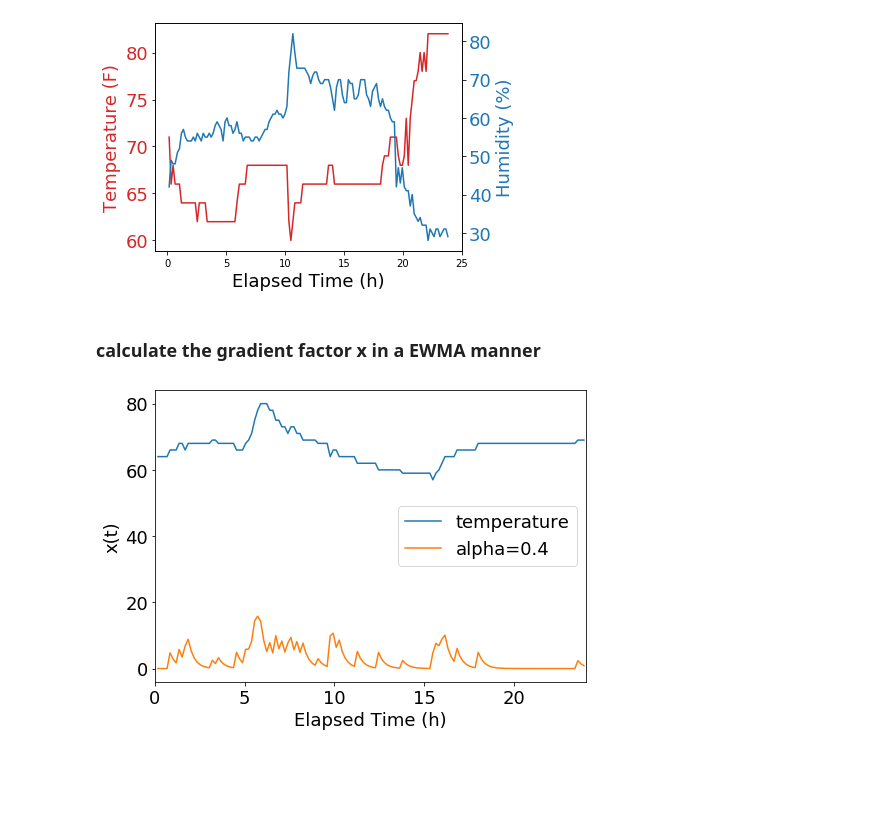
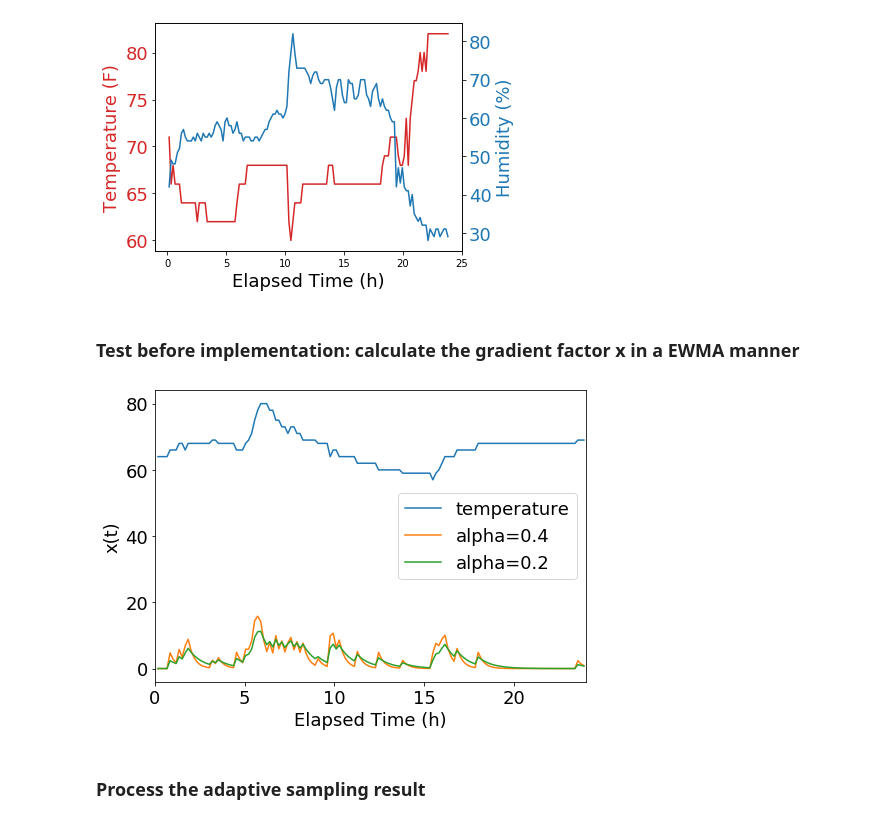
Before and after one commit to Orienfish/CSE291KW20, a Jupyter notebook: MQTT_Server/plot_data.ipynb, the cells around one changed output. Drawn from its saved outputs; the diff is of its cells as text; code cells hidden in the pictures; blank space fills up the shorter version.

Commit message:
process data of adaptive sampling algorithm

```diff
--- a/MQTT_Server/plot_data.ipynb
+++ b/MQTT_Server/plot_data.ipynb
@@ -4,8 +4,8 @@
 from datetime import datetime
 from datetime import timedelta
 import numpy as np
-data_N = 1 # smoothing factor for data reading
-def read_data(file_path):
+
+def read_data(file_path, smooth_N):
     trace = []
     with open(file_path, 'r') as f:
         # extract start time from start time
@@ -18,8 +18,11 @@ def read_data(file_path):
 
         while True:
             buf = []
-            for i in range(0, data_N):
+            for i in range(0, smooth_N):
                 line = f.readline()
+                if line == '':
+                    breakFlag = True
+                    break
                 data = line.strip().split(',')
                 cur_time = datetime.strptime(data[0], '%H:%M:%S.%f')
                 # elapsed time in hours
@@ -66,8 +69,8 @@ def plot(trace, fname):
     fig.tight_layout()
     plt.savefig(fname, dpi=300)
 
-data_solar = read_data('./data/recv_data_solar.txt')
-data_bat = read_data('./data/recv_data_bat.txt')
+data_solar = read_data('./data/recv_data_solar.txt', 1)
+data_bat = read_data('./data/recv_data_bat.txt', 1)
 
 plot(data_solar, './img/solar.png')
 plot(data_bat, './img/bat.png')
@@ -75,39 +78,40 @@ plot(data_bat, './img/bat.png')
 [figure]
 [figure]
 # %% [markdown]
-### calculate the gradient factor x in a EWMA manner
+### Test before implementation: calculate the gradient factor x in a EWMA manner
 # %%
 def gen_x(alpha):
     last_x = 0
     x = [last_x]
     for i in range(1, data_solar.shape[0]):
         # calculate the gradient in the past interval
         grad = abs(data_solar[i, 1] - data_solar[i-1, 1]) / (data_solar[i, 0] - data_solar[i-1, 0])
         new_x = alpha * grad + (1 - alpha) * last_x
         x.append(new_x)
         last_x = new_x
     return x
-
 
 
 I = []
 x = gen_x(0.4)
 I_max = 40
 I_min = 5
 k = (I_max - I_min) / max(x)
 for ele in x:
     next_I = I_max - k * ele
     I.append(next_I)
 
 plt.figure(figsize=(7, 5))
 plt.plot(data_solar[:, 0], data_solar[:, 1], label='temperature')
 plt.plot(data_solar[:, 0], x, label='alpha=0.4')
-# plt.plot(data_solar[:, 0], gen_x(0.4), label='alpha=0.4')
+plt.plot(data_solar[:, 0], gen_x(0.2), label='alpha=0.2')
 plt.xlim((0, 24))
 plt.xlabel("Elapsed Time (h)", fontsize=18)
 plt.ylabel("x(t)", fontsize=18)
 plt.tick_params(labelsize=18)
 plt.legend(fontsize=18)
 plt.tight_layout()
 # %% [output]
-[figure, old version]
+[figure, new version]
+# %% [markdown]
+### Process the adaptive sampling result
```
Also changed, not shown: parts of 3 cells of this notebook, 3 other files.
